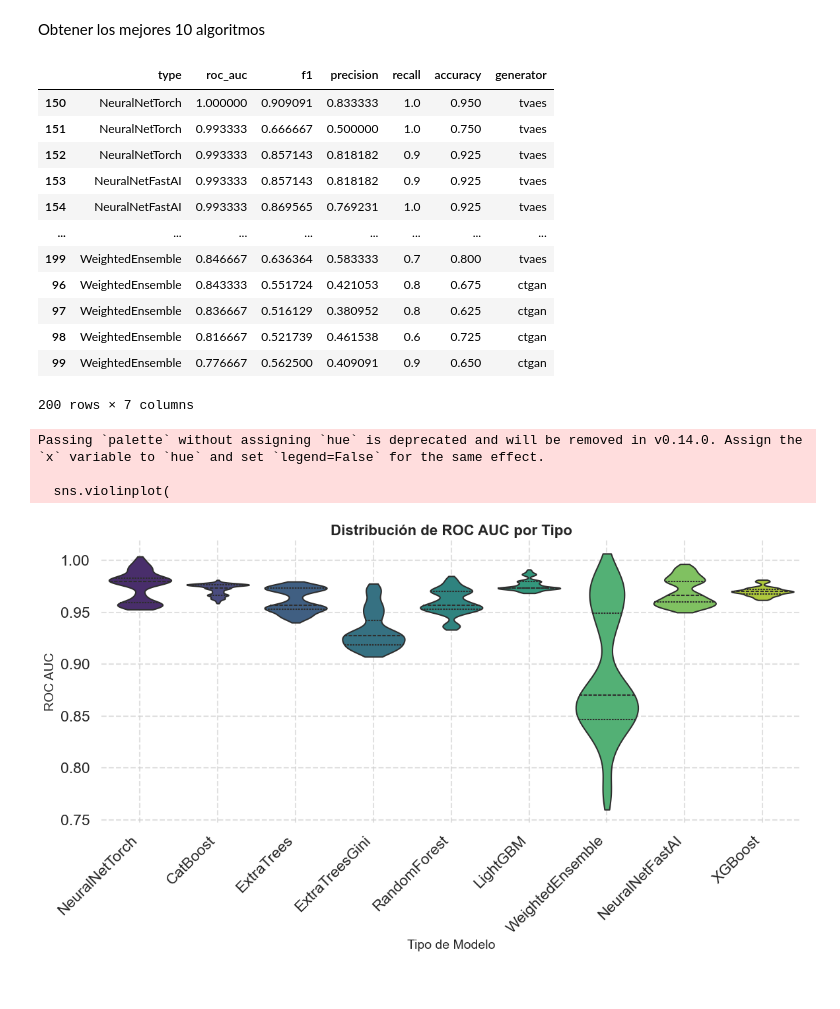
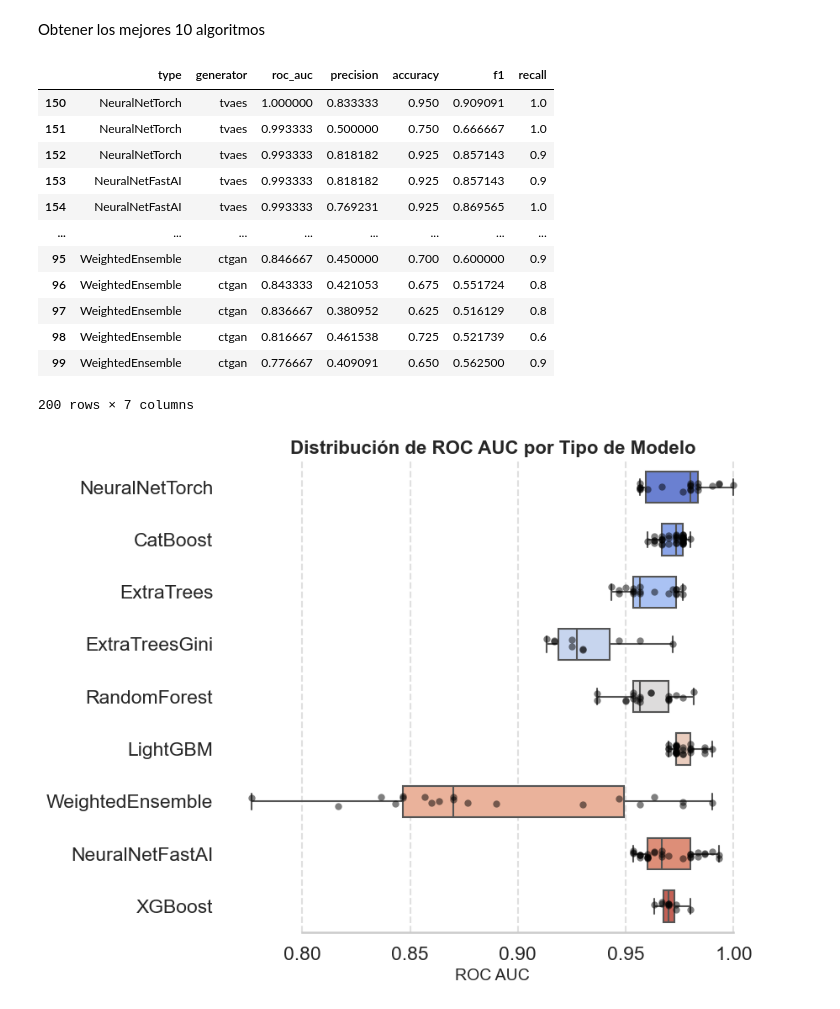
Before and after one commit to jgalanl/synthetic-data, a Jupyter notebook: analytics/analytics.ipynb, the cells around one changed output. Saved outputs shown, nothing was run; the diff lists cells and outputs as text; code cells hidden in the pictures.

```diff
--- a/analytics/analytics.ipynb
+++ b/analytics/analytics.ipynb
@@ -30,60 +31,62 @@ for df in list_df:
 # %%
 result_df = pd.concat(list_best, ignore_index=True)
 # %%
-result_df.sort_values(['roc_auc'], ascending=False)[metrics]
+result_df.sort_values(sort_metrics, ascending=False)[metrics]
 # %% [output]
-|  | type | roc_auc | f1 | precision | recall | accuracy | generator |
-| 150 | NeuralNetTorch | 1.000000 | 0.909091 | 0.833333 | 1.0 | 0.950 | tvaes |
-| 151 | NeuralNetTorch | 0.993333 | 0.666667 | 0.500000 | 1.0 | 0.750 | tvaes |
-| 152 | NeuralNetTorch | 0.993333 | 0.857143 | 0.818182 | 0.9 | 0.925 | tvaes |
-| 153 | NeuralNetFastAI | 0.993333 | 0.857143 | 0.818182 | 0.9 | 0.925 | tvaes |
-| 154 | NeuralNetFastAI | 0.993333 | 0.869565 | 0.769231 | 1.0 | 0.925 | tvaes |
+|  | type | generator | roc_auc | precision | accuracy | f1 | recall |
+| 150 | NeuralNetTorch | tvaes | 1.000000 | 0.833333 | 0.950 | 0.909091 | 1.0 |
+| 151 | NeuralNetTorch | tvaes | 0.993333 | 0.500000 | 0.750 | 0.666667 | 1.0 |
+| 152 | NeuralNetTorch | tvaes | 0.993333 | 0.818182 | 0.925 | 0.857143 | 0.9 |
+| 153 | NeuralNetFastAI | tvaes | 0.993333 | 0.818182 | 0.925 | 0.857143 | 0.9 |
+| 154 | NeuralNetFastAI | tvaes | 0.993333 | 0.769231 | 0.925 | 0.869565 | 1.0 |
 | ... | ... | ... | ... | ... | ... | ... | ... |
-| 199 | WeightedEnsemble | 0.846667 | 0.636364 | 0.583333 | 0.7 | 0.800 | tvaes |
-| 96 | WeightedEnsemble | 0.843333 | 0.551724 | 0.421053 | 0.8 | 0.675 | ctgan |
-| 97 | WeightedEnsemble | 0.836667 | 0.516129 | 0.380952 | 0.8 | 0.625 | ctgan |
-| 98 | WeightedEnsemble | 0.816667 | 0.521739 | 0.461538 | 0.6 | 0.725 | ctgan |
-| 99 | WeightedEnsemble | 0.776667 | 0.562500 | 0.409091 | 0.9 | 0.650 | ctgan |
+| 95 | WeightedEnsemble | ctgan | 0.846667 | 0.450000 | 0.700 | 0.600000 | 0.9 |
+| 96 | WeightedEnsemble | ctgan | 0.843333 | 0.421053 | 0.675 | 0.551724 | 0.8 |
+| 97 | WeightedEnsemble | ctgan | 0.836667 | 0.380952 | 0.625 | 0.516129 | 0.8 |
+| 98 | WeightedEnsemble | ctgan | 0.816667 | 0.461538 | 0.725 | 0.521739 | 0.6 |
+| 99 | WeightedEnsemble | ctgan | 0.776667 | 0.409091 | 0.650 | 0.562500 | 0.9 |
 200 rows × 7 columns
 # %%
 import seaborn as sns
 import matplotlib.pyplot as plt
 
-# Estilo científico mejorado
+# Estilo mejorado para visualización clara
 sns.set_theme(style="whitegrid", context="talk", palette="deep")
 
-# Configurar la figura
-fig, ax = plt.subplots(figsize=(12, 7))
+# Inicializar la figura
+fig, ax = plt.subplots(figsize=(9, 7))
 
-# Gráfico de violín con mejor visibilidad
-sns.violinplot(
-    data=result_df, x="type", y="roc_auc",
-    bw_adjust=0.5, cut=1, linewidth=1.5,
-    palette="viridis", inner="quartile"
+# Gráfico de caja con mejor visibilidad
+sns.boxplot(
+    data=result_df, x="roc_auc", y="type", hue="type",
+    whis=[0, 100], width=0.6, palette="coolwarm",
+    linewidth=1.5, fliersize=0  # Ocultar outliers ya que se mostrarán con stripplot
 )
 
-# Personalización de etiquetas y título
-ax.set_title("Distribución de ROC AUC por Tipo", fontsize=16, fontweight="bold")
-ax.set_xlabel("Tipo de Modelo", fontsize=14)
-ax.set_ylabel("ROC AUC", fontsize=14)
+# Agregar puntos individuales para cada observación
+sns.stripplot(
+    data=result_df, x="roc_auc", y="type", size=6,
+    color="black", alpha=0.5, jitter=True  # Mejor dispersión y visibilidad
+)
 
-# Rotar etiquetas del eje X para evitar cortes
-plt.xticks(rotation=45, ha="right")
+# Personalización del gráfico
+ax.set_title("Distribución de ROC AUC por Tipo de Modelo", fontsize=16, fontweight="bold")
+ax.set_xlabel("ROC AUC", fontsize=14)
+ax.set_ylabel("")  # Se mantiene vacío para claridad
+ax.xaxis.grid(True, linestyle="--", alpha=0.6)  # Líneas de cuadrícula más sutiles
 
-# Mejorar la visibilidad de los ejes
-sns.despine(left=True, bottom=True)
-ax.grid(True, linestyle="--", alpha=0.6)
+# Ampliar el eje X hasta 1
 
-# Ajustar automáticamente los márgenes para evitar superposiciones
+# Despinar para un diseño más limpio
+sns.despine(trim=True, left=True)
+
+# Ajustar automáticamente el diseño para evitar solapamientos
 plt.tight_layout()
 
 # Mostrar el gráfico
 plt.show()
 # %% [output]
-Passing `palette` without assigning `hue` is deprecated and will be removed in v0.14.0. Assign the `x` variable to `hue` and set `legend=False` for the same effect.
-
-  sns.violinplot(
-[figure, old version]
+[figure, new version]
 # %%
 import seaborn as sns
 import matplotlib.pyplot as plt
```
Also changed, not shown: parts of 7 cells of this notebook.
